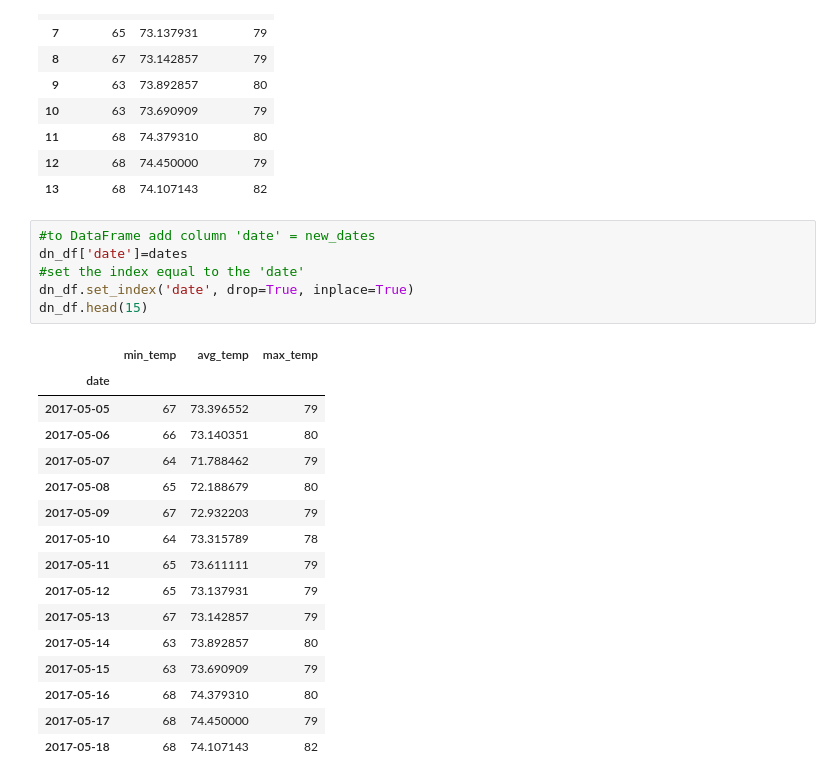
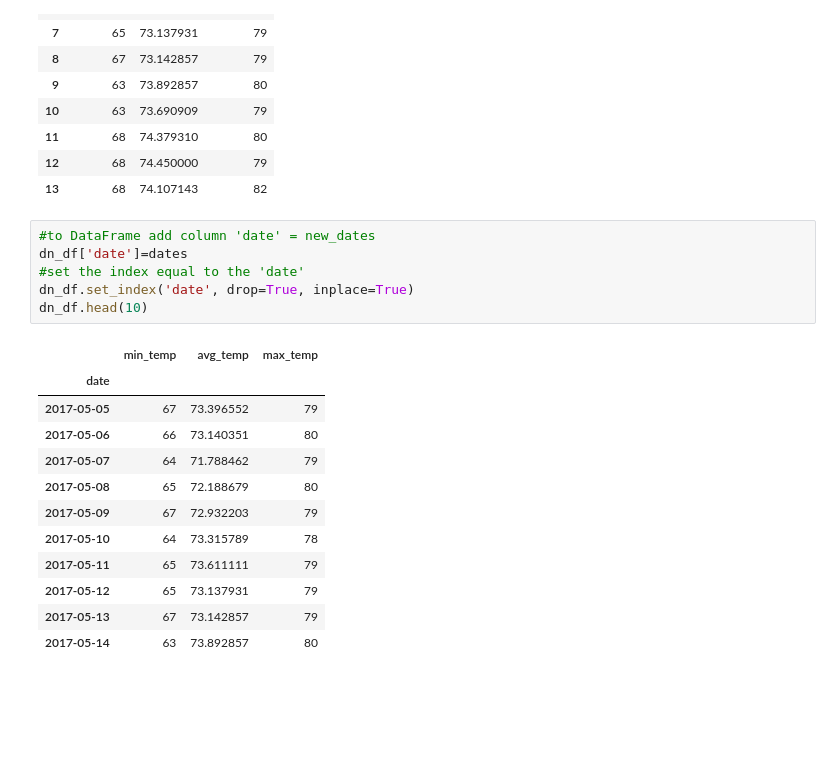
Before and after one commit to ElenaDu/Bootcamp_HW, a Jupyter notebook: HW-11-Adv-Data-Storage-Retrieval/climate_analysis.ipynb, the cells around one changed output. Drawn from its saved outputs; the diff is of its cells as text; blank space fills up the shorter version.

```diff
--- a/HW-11-Adv-Data-Storage-Retrieval/climate_analysis.ipynb
+++ b/HW-11-Adv-Data-Storage-Retrieval/climate_analysis.ipynb
@@ -342,26 +325,22 @@ dn_df.head(15)
 # %%
 #to DataFrame add column 'date' = new_dates
 dn_df['date']=dates
 #set the index equal to the 'date'
 dn_df.set_index('date', drop=True, inplace=True)
-dn_df.head(15)
+dn_df.head(10)
 # %% [output]
 |  | min_temp | avg_temp | max_temp |
 | date |  |  |  |
 | 2017-05-05 | 67 | 73.396552 | 79 |
 | 2017-05-06 | 66 | 73.140351 | 80 |
 | 2017-05-07 | 64 | 71.788462 | 79 |
 | 2017-05-08 | 65 | 72.188679 | 80 |
 | 2017-05-09 | 67 | 72.932203 | 79 |
 | 2017-05-10 | 64 | 73.315789 | 78 |
 | 2017-05-11 | 65 | 73.611111 | 79 |
 | 2017-05-12 | 65 | 73.137931 | 79 |
 | 2017-05-13 | 67 | 73.142857 | 79 |
 | 2017-05-14 | 63 | 73.892857 | 80 |
-| 2017-05-15 | 63 | 73.690909 | 79 |
-| 2017-05-16 | 68 | 74.379310 | 80 |
-| 2017-05-17 | 68 | 74.450000 | 79 |
-| 2017-05-18 | 68 | 74.107143 | 82 |
 # %%
 #Use Pandas to plot an area plot (stacked=False) for the daily normals
 dn_df.plot(kind='area', stacked=False, figsize=(8,6), alpha=0.4, x_compat=True)
```
Also changed, not shown: parts of 7 cells of this notebook, 5 other files.
